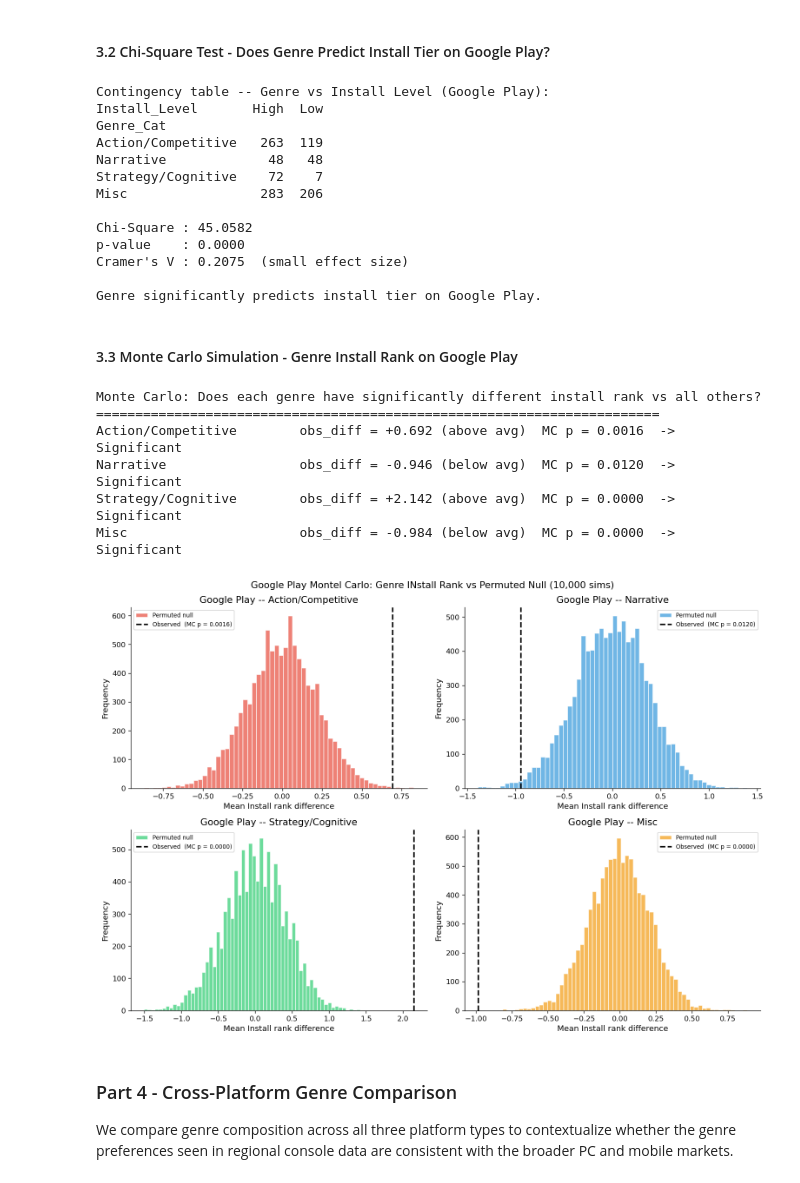
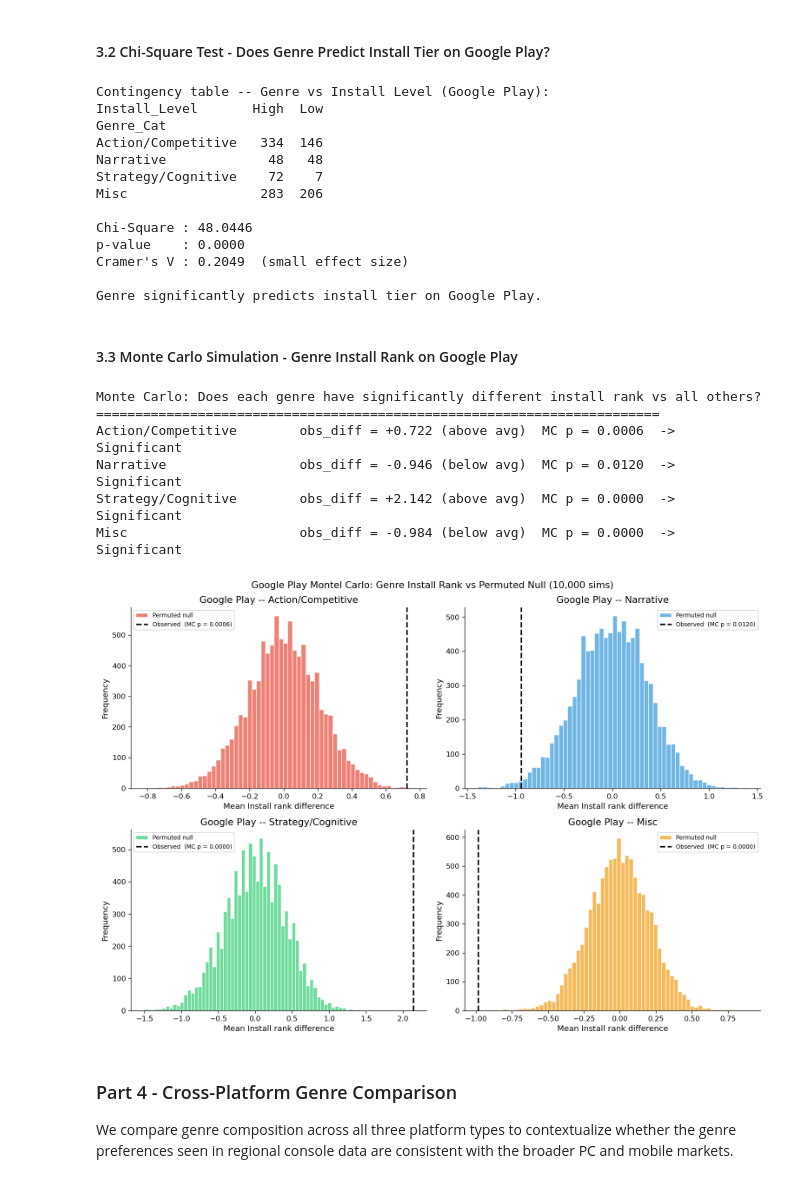
Before and after one commit to COGS108/Group015_WI26, a Jupyter notebook: 03-FinalProject.ipynb, the cells around one changed output. Drawn from its saved outputs; the diff is of its cells as text; code cells hidden in the pictures.

```diff
--- a/03-FinalProject.ipynb
+++ b/03-FinalProject.ipynb
@@ -1382,7 +1382,8 @@ fig, axes = plt.subplots(2, 2, figsize=(13, 9))
 for ax, (genre, res), color in zip(axes.flatten(), ols_results.items(), GENRE_COLORS):
     x, y = res['x'], res['y']
     ax.scatter(x, y, color=color, s=60, zorder=3, label='Observed max gap')
-    ax.plot(x, res['slope']*x + res['intercept'], color='black', linewidth=1.8, linestyle='--', label=f'OLS slop = {res["slope"]:+.5f}')
+    ax.plot(x, res['slope']*x + res['intercept'], color='black', linewidth=1.8,
+            linestyle='--', label=f'OLS  slope = {res["slope"]:+.5f}')
     ax.set_title(genre)
     ax.set_xlabel('Year')
     ax.set_ylabel('Max regional gap in share')
@@ -1435,7 +1436,7 @@ def map_steam_genre(g):
         'Strategy': 'Strategy/Cognitive', 'Puzzle': 'Strategy/Cognitive',
         'Simulation': 'Strategy/Cognitive',
         'Indie': 'Misc', 'Casual': 'Misc', 'Free To Play': 'Misc',
-        'Early Access': 'Misc', 'Massively Multiplayer': 'Miss'
+        'Early Access': 'Misc', 'Massively Multiplayer': 'Misc'
     }
     return mapping.get(g, 'Misc')
 
@@ -1563,7 +1563,7 @@ for genre, color in zip(GENRES, GENRE_COLORS):
 
 ax.set_title('Steam -- Genre Share of New Releases Over Time (2006-2015)')
 ax.set_xlabel('Year')
-ax.set_ylabel('Share of Annual Releeases')
+ax.set_ylabel('Share of Annual Releases')
 ax.yaxis.set_major_formatter(mticker.PercentFormatter(xmax=1))
 ax.set_xticks(range(2006, 2016))
 ax.set_xticklabels(range(2006, 2016), rotation=45)
@@ -1603,7 +1603,7 @@ def map_gp_genre(g):
     g = str(g).split(';')[0].strip()
     mapping = {
         'Action': 'Action/Competitive', 'Action & Adventure': 'Action/Competitive',
-        'Sports': 'Action/Competitive', 'Racing': 'Action/Adventure', 'Adventure': 'Narrative',
+        'Sports': 'Action/Competitive', 'Racing': 'Action/Competitive', 'Adventure': 'Narrative',
         'Role Playing': 'Narrative', 'Strategy': 'Strategy/Cognitive', 'Simulation': 'Strategy/Cognitive',
         'Puzzle': 'Strategy/Cognitive', 'Brain Games': 'Strategy/Cognitive', 'Arcade': 'Misc', 'Casual': 'Misc',
         'Card': 'Misc', 'Board': 'Misc', 'Music': 'Misc', 'Trivia': 'Misc', 'Word': 'Misc'
@@ -1658,14 +1657,14 @@ print('Genre significantly predicts install tier on Google Play.' if p_gp < 0.05
 Contingency table -- Genre vs Install Level (Google Play):
 Install_Level       High  Low
 Genre_Cat
-Action/Competitive   263  119
+Action/Competitive   334  146
 Narrative             48   48
 Strategy/Cognitive    72    7
 Misc                 283  206
 
-Chi-Square : 45.0582
+Chi-Square : 48.0446
 p-value    : 0.0000
-Cramer's V : 0.2075  (small effect size)
+Cramer's V : 0.2049  (small effect size)
 
 Genre significantly predicts install tier on Google Play.
 # %% [markdown]
@@ -1699,26 +1698,26 @@ for genre, res in mc_gp.items():
 # %% [output]
 Monte Carlo: Does each genre have significantly different install rank vs all others?
 ========================================================================
-Action/Competitive        obs_diff = +0.692 (above avg)  MC p = 0.0016  -> Significant
+Action/Competitive        obs_diff = +0.722 (above avg)  MC p = 0.0006  -> Significant
 Narrative                 obs_diff = -0.946 (below avg)  MC p = 0.0120  -> Significant
 Strategy/Cognitive        obs_diff = +2.142 (above avg)  MC p = 0.0000  -> Significant
 Misc                      obs_diff = -0.984 (below avg)  MC p = 0.0000  -> Significant
 # %%
 fig, axes = plt.subplots(2, 2, figsize=(13, 9))
 for ax, (genre, res), color in zip(axes.flatten(), mc_gp.items(), GENRE_COLORS):
     ax.hist(res['sim_diffs'], bins=60, color=color, alpha=0.7, edgecolor='white', label='Permuted null')
     ax.axvline(res['obs_diff'], color='black', linewidth=2, linestyle='--',
                 label=f'Observed  (MC p = {res["p_mc"]:.4f})')
     ax.set_title(f'Google Play -- {genre}')
     ax.set_xlabel('Mean Install rank difference')
     ax.set_ylabel('Frequency')
     ax.legend(fontsize=8)
 
-plt.suptitle('Google Play Montel Carlo: Genre INstall Rank vs Permuted Null (10,000 sims)', fontsize=13)
+plt.suptitle('Google Play Montel Carlo: Genre Install Rank vs Permuted Null (10,000 sims)', fontsize=13)
 plt.tight_layout()
 plt.show()
 # %% [output]
-[figure, old version]
+[figure, new version]
 # %% [markdown]
 ### Part 4 - Cross-Platform Genre Comparison
 
```
Also changed, not shown: parts of 10 cells of this notebook.
